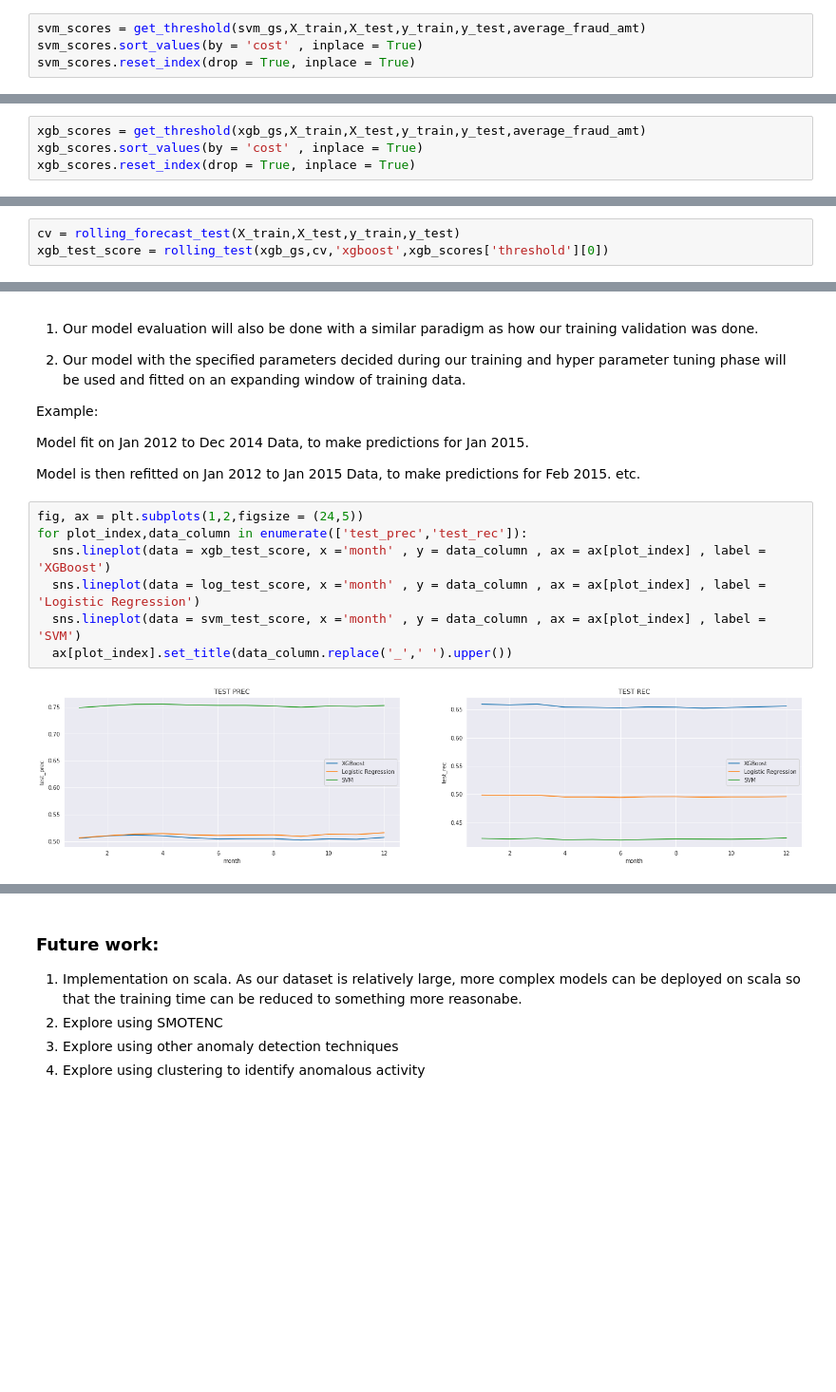
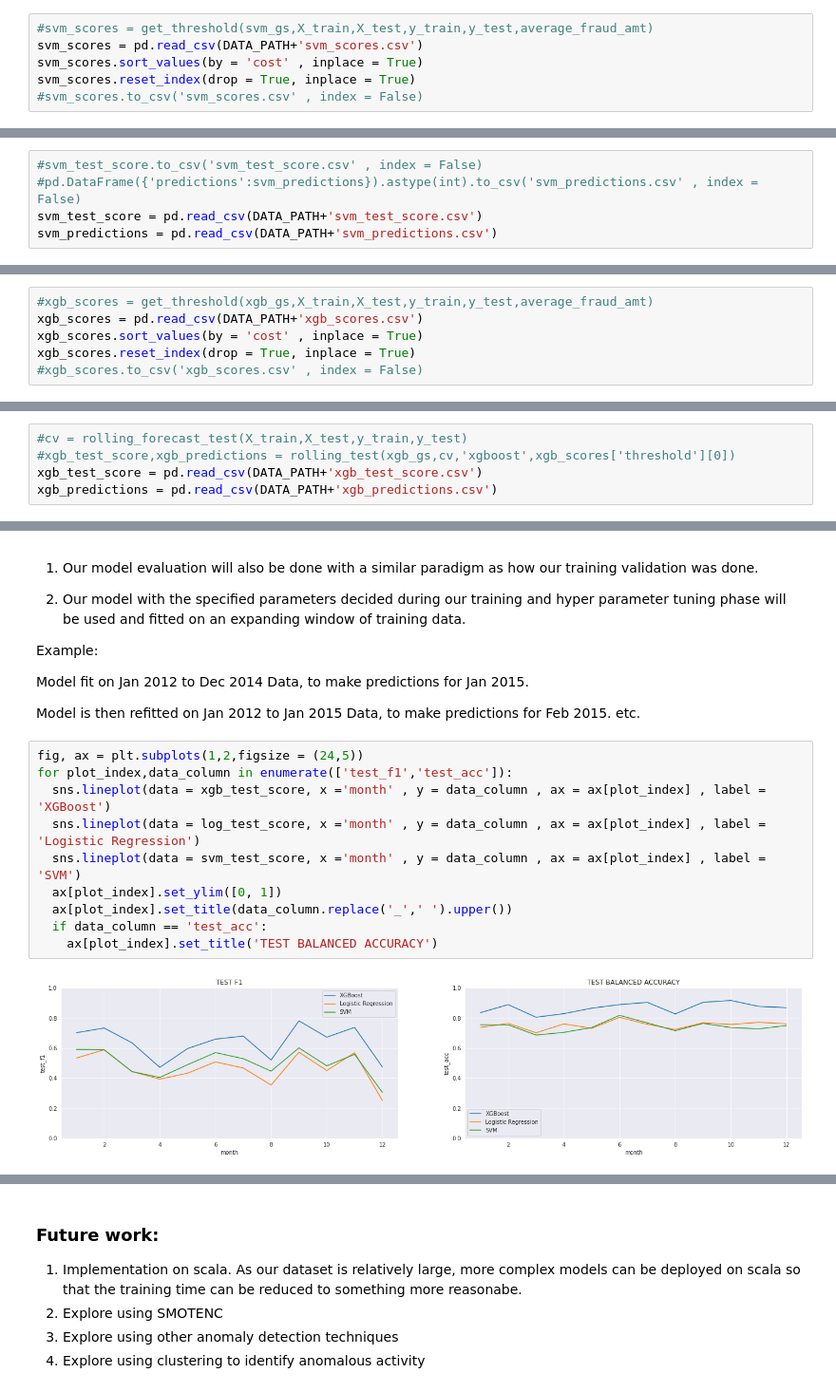
Before and after one commit to ngcheeyuan/Fraud_Detection_Capstone, a Jupyter notebook: Capstone_Final_Model_TS.ipynb, the cells around one changed output, grey strips where cells are left out. Shown at 95% size. Drawn from its saved outputs; the diff is of its cells as text; blank space fills up the shorter version.

```diff
--- a/Capstone_Final_Model_TS.ipynb
+++ b/Capstone_Final_Model_TS.ipynb
@@ -614,4 +672,6 @@ test - balanced acc : 0.9116344449005169 , precision : 0.13518618456556936 , rec
 # %%
-svm_scores = get_threshold(svm_gs,X_train,X_test,y_train,y_test,average_fraud_amt)
+#svm_scores = get_threshold(svm_gs,X_train,X_test,y_train,y_test,average_fraud_amt)
+svm_scores = pd.read_csv(DATA_PATH+'svm_scores.csv')
 svm_scores.sort_values(by = 'cost' , inplace = True)
 svm_scores.reset_index(drop = True, inplace = True)
+#svm_scores.to_csv('svm_scores.csv' , index = False)
@@ -630,3 +688,8 @@ svm_test_score = rolling_test(svm_gs,cv,'svm',svm_scores['threshold'][0])
+# %%
+#svm_test_score.to_csv('svm_test_score.csv' , index = False)
+#pd.DataFrame({'predictions':svm_predictions}).astype(int).to_csv('svm_predictions.csv' , index = False)
+svm_test_score = pd.read_csv(DATA_PATH+'svm_test_score.csv')
+svm_predictions = pd.read_csv(DATA_PATH+'svm_predictions.csv')
 # %%
 scoring_df = scoring_df.append(new_row,ignore_index = True) #storing scores
 # %% [markdown]
@@ -698,7 +802,9 @@ test - balanced acc : 0.9225968452359942 , precision : 0.16410502721741915 , rec
 # %%
-xgb_scores = get_threshold(xgb_gs,X_train,X_test,y_train,y_test,average_fraud_amt)
+#xgb_scores = get_threshold(xgb_gs,X_train,X_test,y_train,y_test,average_fraud_amt)
+xgb_scores = pd.read_csv(DATA_PATH+'xgb_scores.csv')
 xgb_scores.sort_values(by = 'cost' , inplace = True)
 xgb_scores.reset_index(drop = True, inplace = True)
+#xgb_scores.to_csv('xgb_scores.csv' , index = False)
 # %%
 xgb_scores.sort_values(by = 'cost').head(1)
 # %% [output]
@@ -707,5 +813,7 @@ xgb_scores.sort_values(by = 'cost').head(1)
 # %% [markdown]
 To minimize total cost to the company, the ideal threshold to use when deploying this model, should be at around 0.89
 # %%
-cv = rolling_forecast_test(X_train,X_test,y_train,y_test)
-xgb_test_score = rolling_test(xgb_gs,cv,'xgboost',xgb_scores['threshold'][0])
+#cv = rolling_forecast_test(X_train,X_test,y_train,y_test)
+#xgb_test_score,xgb_predictions = rolling_test(xgb_gs,cv,'xgboost',xgb_scores['threshold'][0])
+xgb_test_score = pd.read_csv(DATA_PATH+'xgb_test_score.csv')
+xgb_predictions = pd.read_csv(DATA_PATH+'xgb_predictions.csv')
@@ -756,13 +867,16 @@ Model fit on Jan 2012 to Dec 2014 Data, to make predictions for Jan 2015.
 Model is then refitted on Jan 2012 to Jan 2015 Data, to make predictions for Feb 2015. etc.
 # %%
 fig, ax = plt.subplots(1,2,figsize = (24,5))
-for plot_index,data_column in enumerate(['test_prec','test_rec']):
+for plot_index,data_column in enumerate(['test_f1','test_acc']):
   sns.lineplot(data = xgb_test_score, x ='month' , y = data_column , ax = ax[plot_index] , label = 'XGBoost')
   sns.lineplot(data = log_test_score, x ='month' , y = data_column , ax = ax[plot_index] , label = 'Logistic Regression')
   sns.lineplot(data = svm_test_score, x ='month' , y = data_column , ax = ax[plot_index] , label = 'SVM')
+  ax[plot_index].set_ylim([0, 1])
   ax[plot_index].set_title(data_column.replace('_',' ').upper())
+  if data_column == 'test_acc':
+    ax[plot_index].set_title('TEST BALANCED ACCURACY')
 # %% [output]
-[figure, old version]
+[figure, new version]
 # %%
 fig, ax = plt.subplots(2,2,figsize = (24,10))
 for plot_index,data_column in enumerate(['total_actual_cost','chargebacks_avoided','chargebacks','average_chargebacks']):
```
Also changed, not shown: parts of 50 cells of this notebook.
